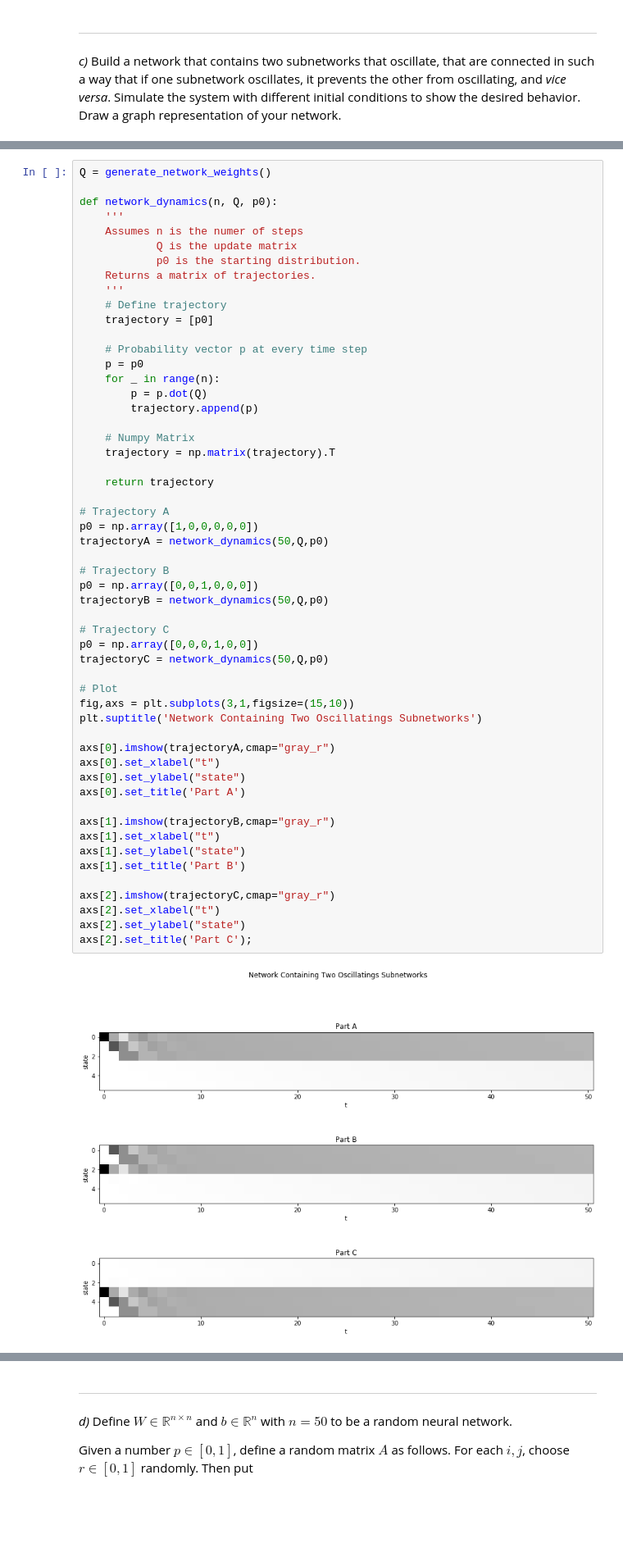
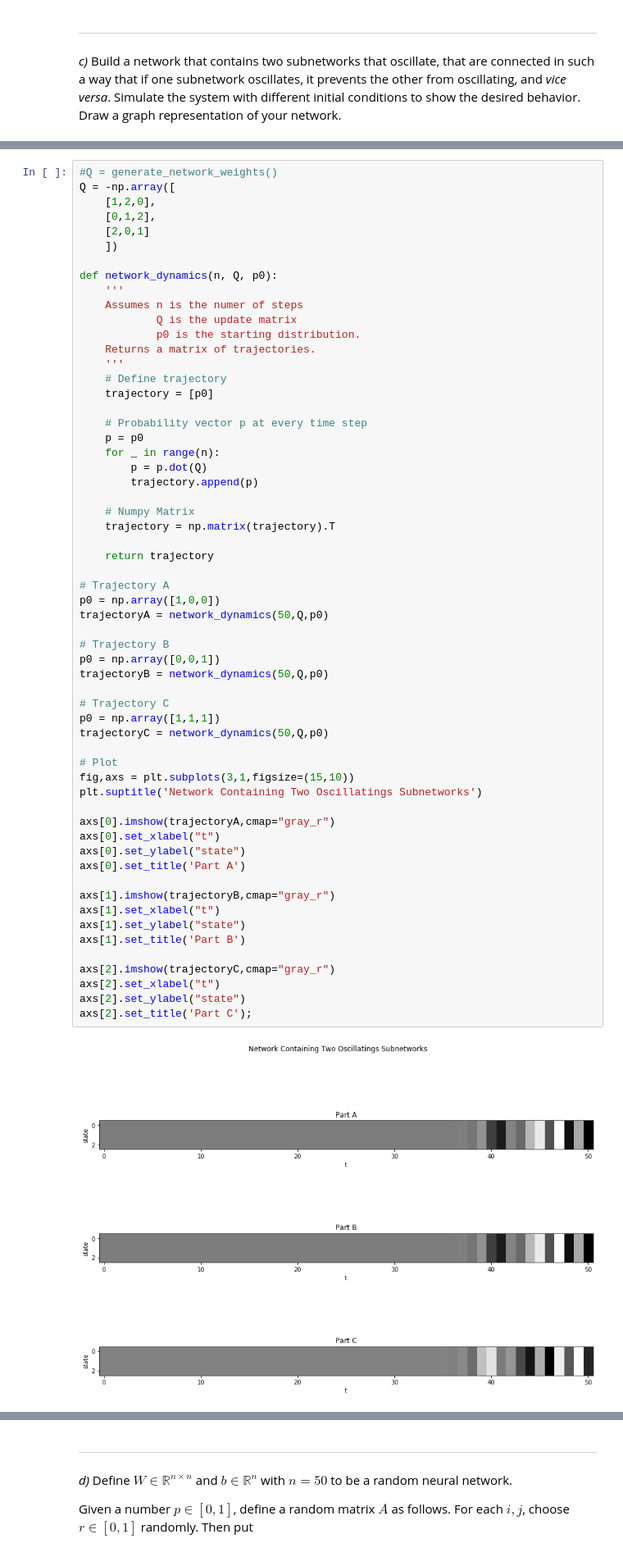
Before and after one commit to kegedy/EE502P, a Jupyter notebook: hw/kevin/HW10.ipynb, the cells around one changed output, grey strips where cells are left out. Shown at 82% size. Drawn from its saved outputs; the diff is of its cells as text; blank space fills up the shorter version.

```diff
--- a/hw/kevin/HW10.ipynb
+++ b/hw/kevin/HW10.ipynb
@@ -532,6 +515,11 @@ def generate_network_weights(subnetworkN=3):
     return network
 # %%
-Q = generate_network_weights()
+#Q = generate_network_weights()
+Q = -np.array([
+    [1,2,0],
+    [0,1,2],
+    [2,0,1]
+    ])
 
 def network_dynamics(n, Q, p0):
     '''
@@ -555,37 +543,37 @@ def network_dynamics(n, Q, p0):
     return trajectory
 
 # Trajectory A
-p0 = np.array([1,0,0,0,0,0])
+p0 = np.array([1,0,0])
 trajectoryA = network_dynamics(50,Q,p0)
 
 # Trajectory B
-p0 = np.array([0,0,1,0,0,0])
+p0 = np.array([0,0,1])
 trajectoryB = network_dynamics(50,Q,p0)
 
 # Trajectory C
-p0 = np.array([0,0,0,1,0,0])
+p0 = np.array([1,1,1])
 trajectoryC = network_dynamics(50,Q,p0)
 
 # Plot
 fig,axs = plt.subplots(3,1,figsize=(15,10))
 plt.suptitle('Network Containing Two Oscillatings Subnetworks')
 
 axs[0].imshow(trajectoryA,cmap="gray_r")
 axs[0].set_xlabel("t")
 axs[0].set_ylabel("state")
 axs[0].set_title('Part A')
 
 axs[1].imshow(trajectoryB,cmap="gray_r")
 axs[1].set_xlabel("t")
 axs[1].set_ylabel("state")
 axs[1].set_title('Part B')
 
 axs[2].imshow(trajectoryC,cmap="gray_r")
 axs[2].set_xlabel("t")
 axs[2].set_ylabel("state")
 axs[2].set_title('Part C');
 # %% [output]
-[figure, old version]
+[figure, new version]
 # %%
 # reachable stationary distribution
 trajectoryA[:,-1].T*sp.Matrix(Q)
```
Also changed, not shown: parts of 31 cells of this notebook.
